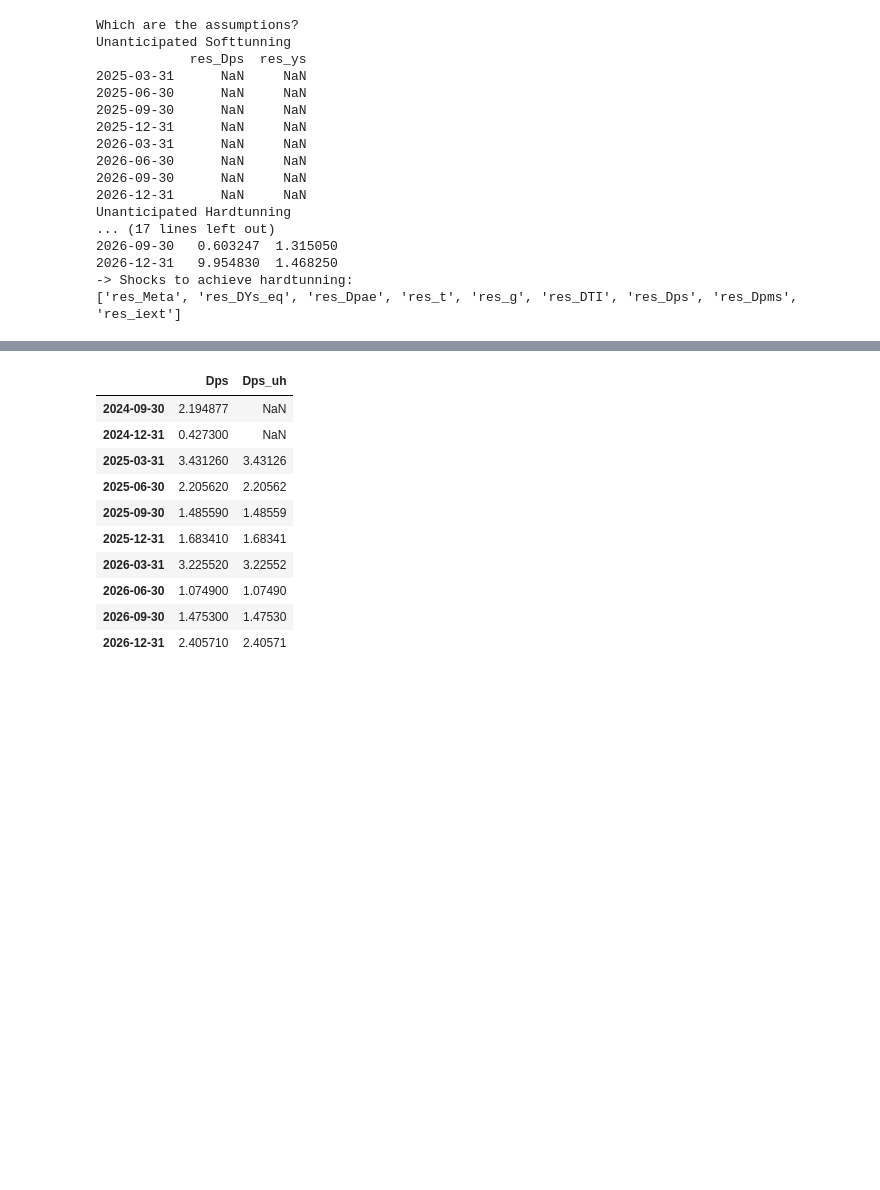
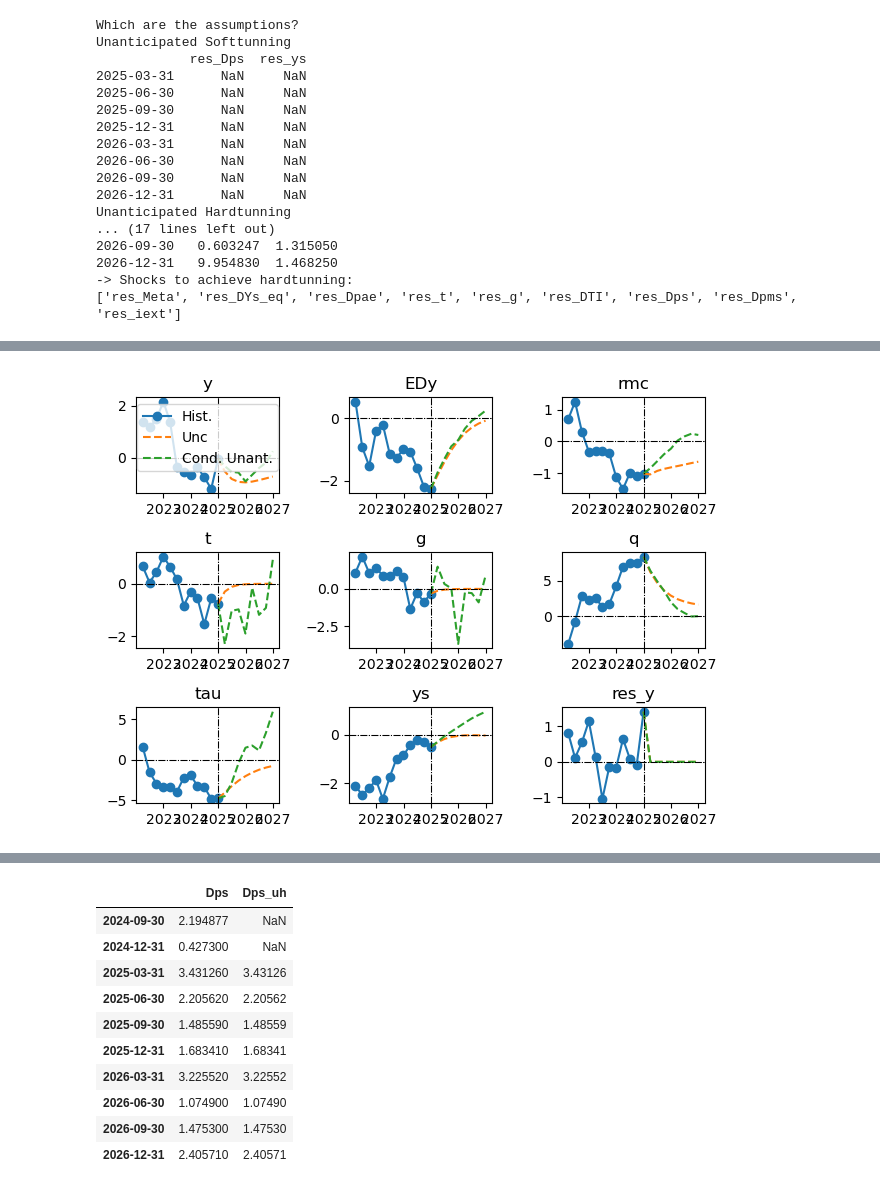
Before and after one commit to patrickcastilla/CUECOPolMon_fork_2, a Jupyter notebook: Main_Forecast.ipynb, the cells around one changed output, grey strips where cells are left out. Drawn from its saved outputs; the diff is of its cells as text; code cells hidden in the pictures; blank space fills up the shorter version.

```diff
--- a/Main_Forecast.ipynb
+++ b/Main_Forecast.ipynb
@@ -273,0 +274,9 @@ fig, axs = HTS.plotTSforecast(BDdict,lista,listanames,listaSS,FH,HH,3,2)
+# %%
+#y = ay*y(-1) + aEy*(y(-1) + EDy) + armc*rmc(-1) - at*t + ag*g + aq*q + atau*tau+ ays*ys + m_res_y*res_y
+lista   = ['y','EDy','rmc','t','g','q','tau','ys','res_y']
+listaSS = [0,0,0,0,0,0,0,0,0]
+listanames = lista
+
+fig, axs = HTS.plotTSforecast(BDdict,lista,listanames,listaSS,FH,HH,3,3)
+# %% [output]
+[figure, added]
```
Also changed, not shown: parts of 11 cells of this notebook.
